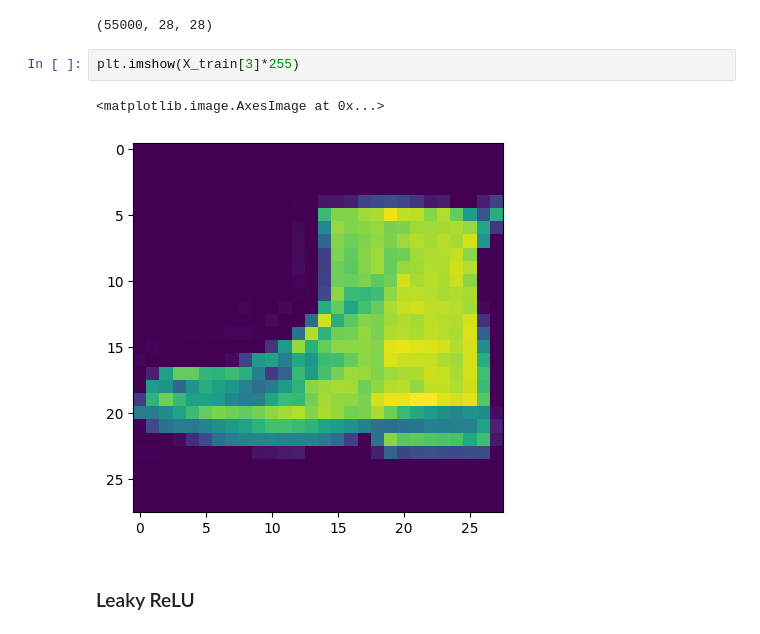
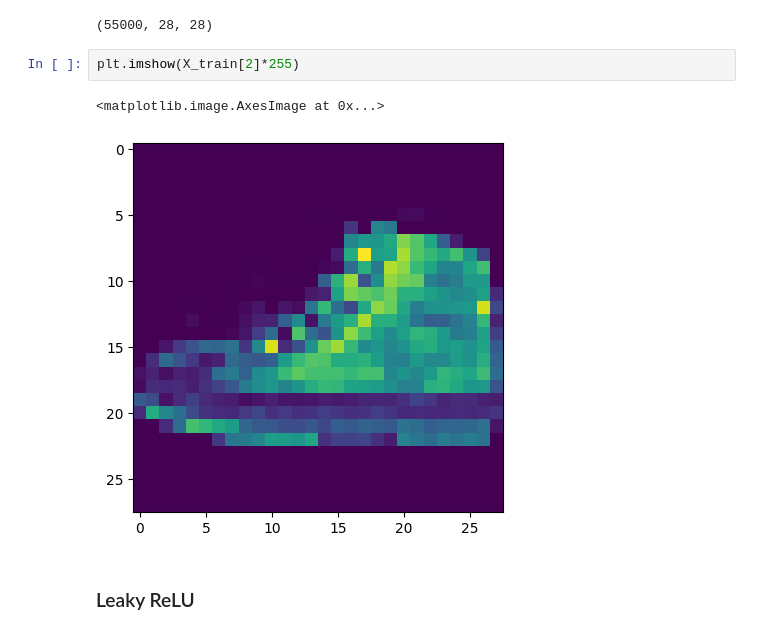
Before and after one commit to shamaseen/machine-learning-with-qafzah, a Jupyter notebook: notebooks/Training_Deep_Neural_Networks.ipynb, the cells around one changed output. Saved outputs shown, nothing was run; the diff lists cells and outputs as text.

```diff
--- a/notebooks/Training_Deep_Neural_Networks.ipynb
+++ b/notebooks/Training_Deep_Neural_Networks.ipynb
@@ -116,10 +112,10 @@ X_train.shape
 # %% [output]
 (55000, 28, 28)
 # %%
-plt.imshow(X_train[3]*255)
+plt.imshow(X_train[2]*255)
 # %% [output]
 <matplotlib.image.AxesImage at 0x...>
-[figure, old version]
+[figure, new version]
 # %% [markdown]
 ### Leaky ReLU
 # %%
```
Also changed, not shown: parts of 28 cells of this notebook, 5 other files.
